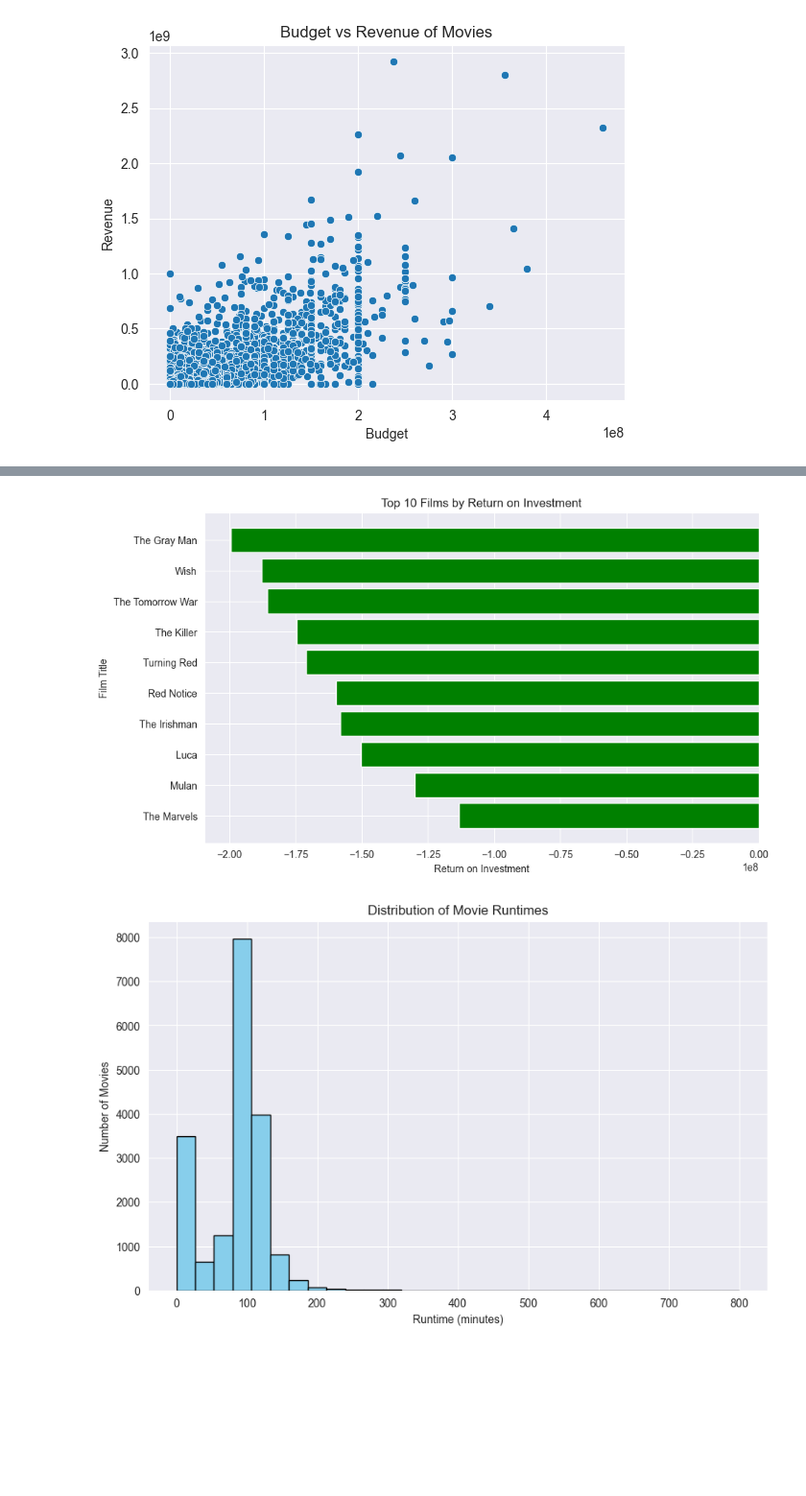
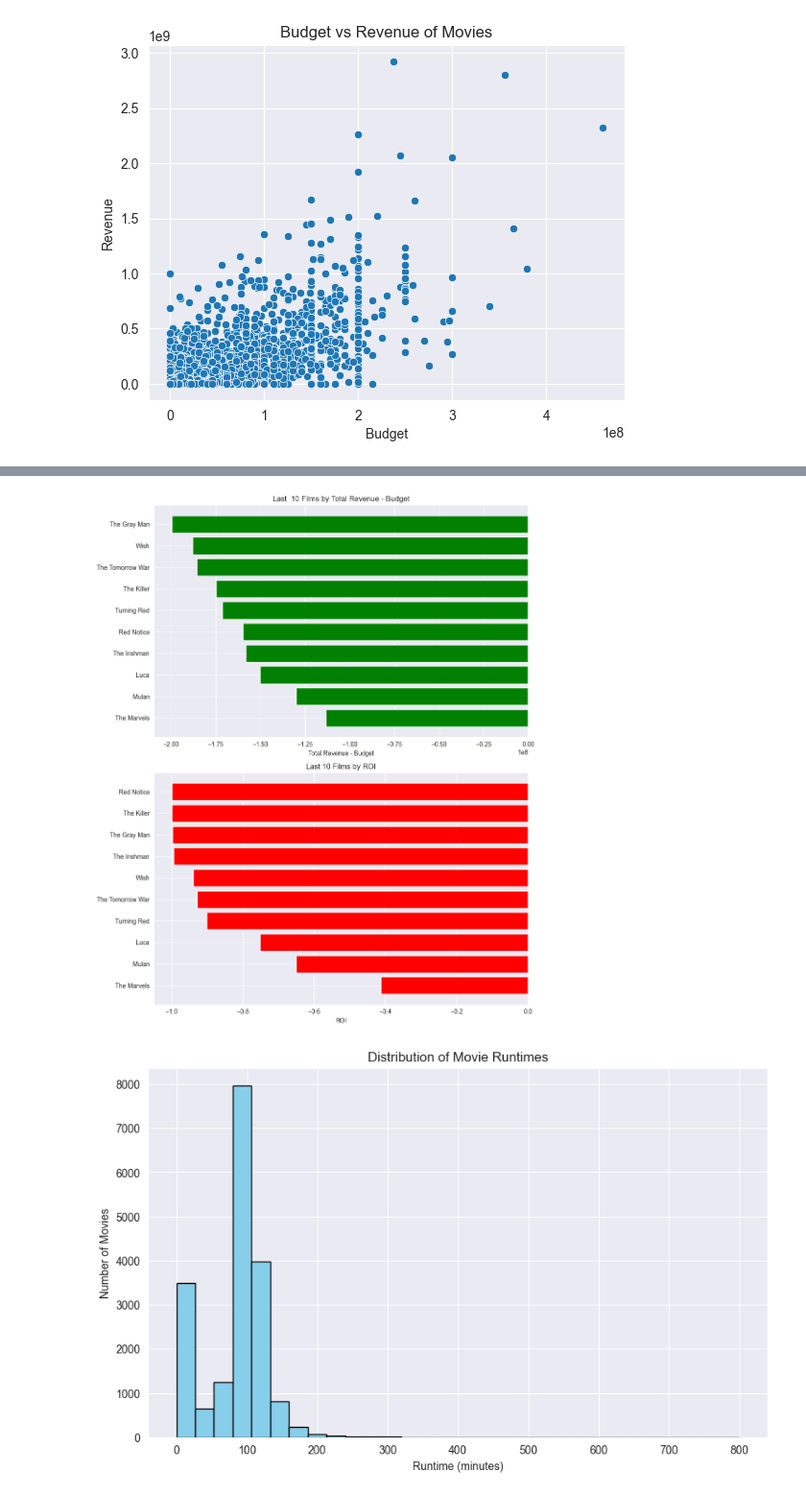
Before and after one commit to ConnActivity/MovieVerse, a Jupyter notebook: eda/first_eda.ipynb, the cells around one changed output, grey strips where cells are left out. Shown at 96% size. Cells and saved outputs as stored; diff of their text form; code cells hidden in the pictures; blank space fills up the shorter version.

```diff
--- a/eda/first_eda.ipynb
+++ b/eda/first_eda.ipynb
@@ -163,21 +173,31 @@ plt.show()
 # %%
 last_10_revenue_to_budget =query_db( """
 SELECT title, (revenue - budget) as total, (revenue - budget) / budget as roi, budget, revenue
 FROM Movies
 WHERE budget > 0 AND revenue > 0
 ORDER BY total
 LIMIT 10;
 """, conn)
 
-plt.figure(figsize=(10, 6))
-plt.barh(last_10_revenue_to_budget['title'], last_10_revenue_to_budget['total'], color='green')
-plt.xlabel('Return on Investment')
-plt.ylabel('Film Title')
-plt.title('Top 10 Films by Return on Investment')
-plt.gca().invert_yaxis()
+_, (ax1, ax2) = plt.subplots(2, 1, figsize=(10, 12))
+
+# Plot for Total Revenue - Budget
+ax1.barh(last_10_revenue_to_budget['title'], last_10_revenue_to_budget['total'], color='green')
+ax1.set_xlabel('Total Revenue - Budget')
+ax1.set_title('Last  10 Films by Total Revenue - Budget')
+ax1.invert_yaxis()
+
+# Plot for ROI
+last_10_revenue_to_budget = last_10_revenue_to_budget.sort_values(by='roi', ascending=True)
+ax2.barh(last_10_revenue_to_budget['title'], last_10_revenue_to_budget['roi'], color='red')
+ax2.set_xlabel('ROI')
+ax2.set_title('Last 10 Films by ROI')
+ax2.invert_yaxis()
+
+plt.tight_layout()
 plt.show()
 # %% [output]
-[figure, old version]
+[figure, new version]
 # %%
 runtime_distribution =query_db( """
 SELECT runtime
```
Also changed, not shown: parts of 1 cell of this notebook.
